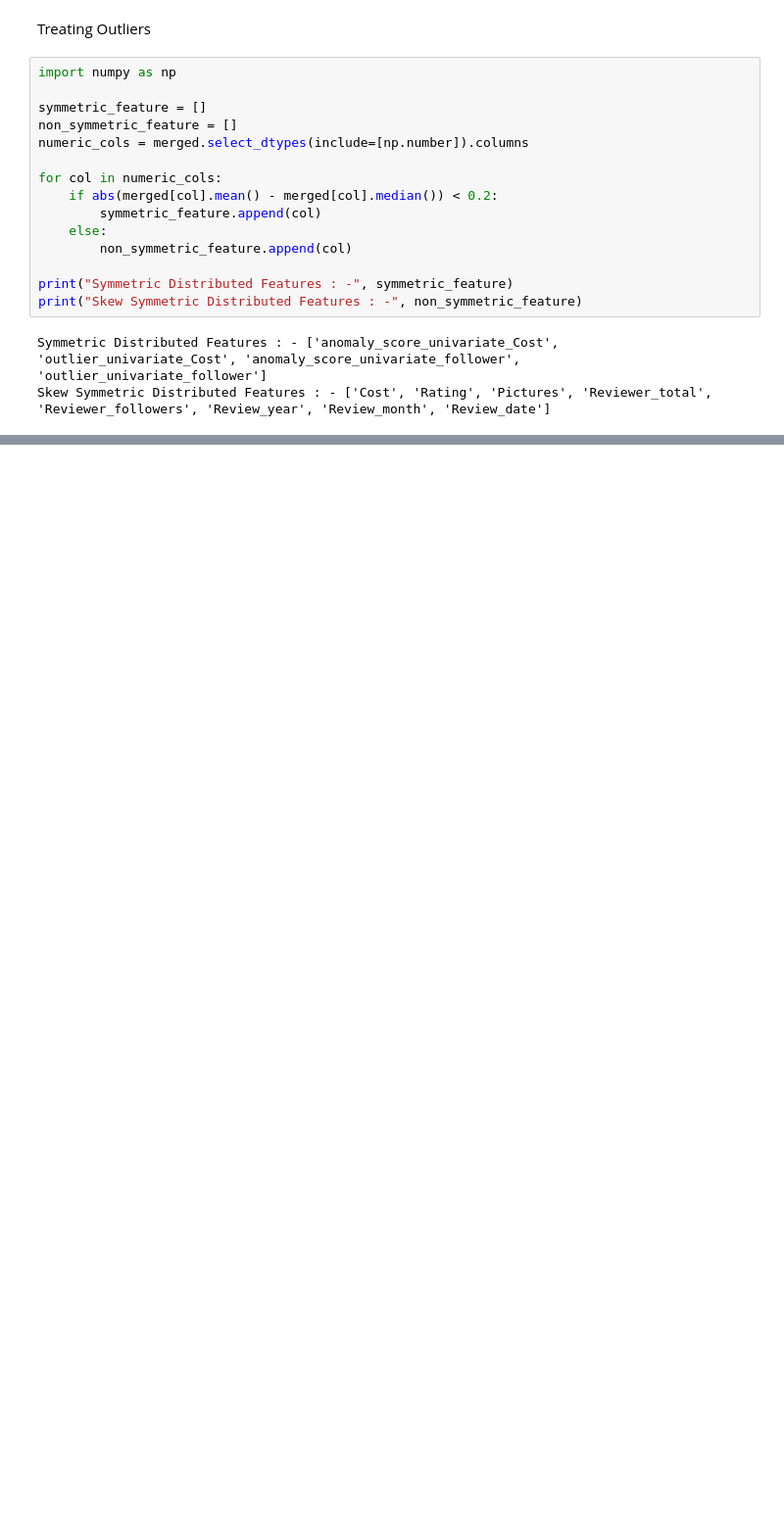
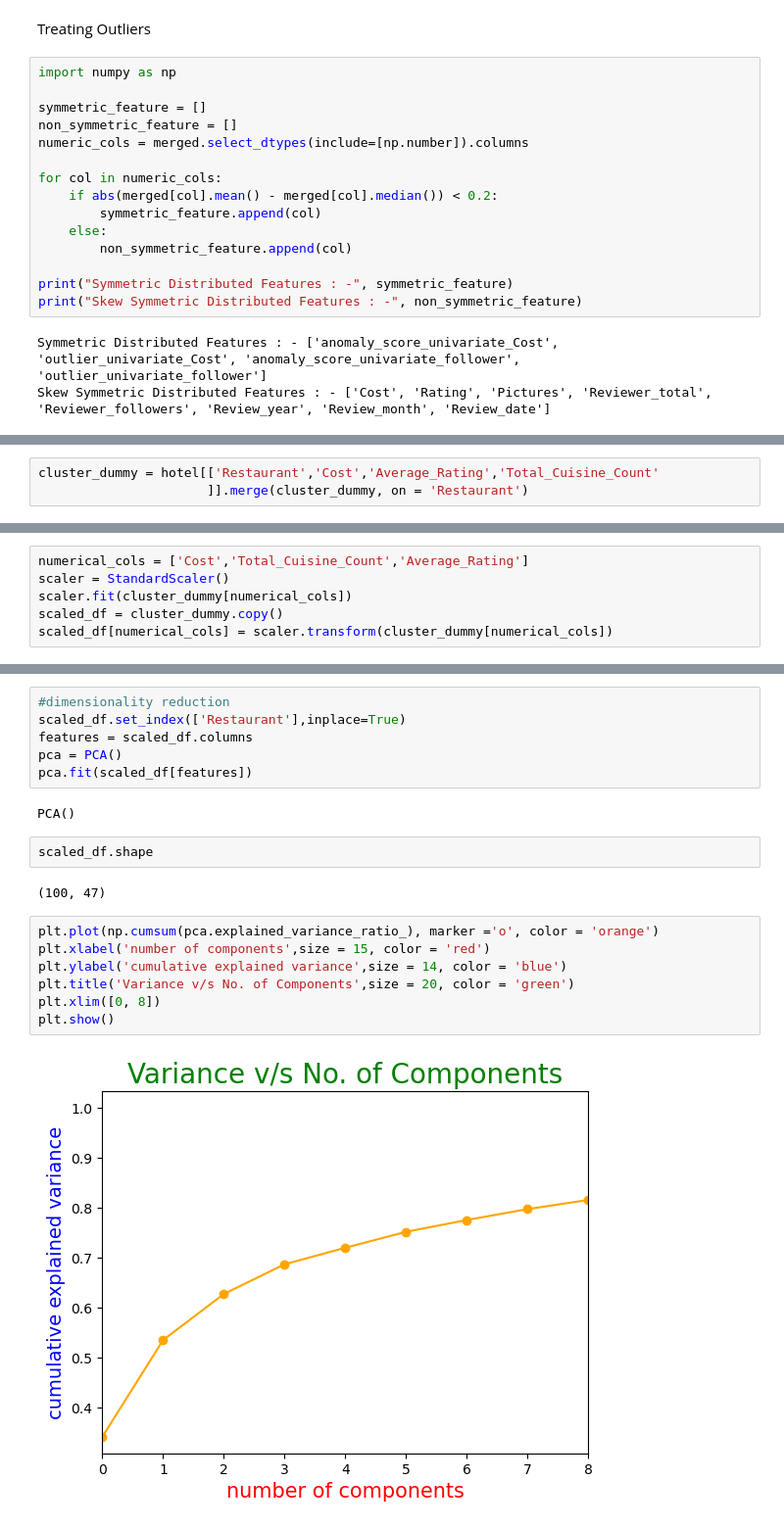
Before and after one commit to vip03pandey/ZomatoClustering, a Jupyter notebook: model.ipynb, the cells around one changed output, grey strips where cells are left out. Shown at 98% size. Drawn from its saved outputs; the diff is of its cells as text; blank space fills up the shorter version.

```diff
--- a/model.ipynb
+++ b/model.ipynb
@@ -1162,0 +1204,3 @@ Skew Symmetric Distributed Features : - ['Cost', 'Rating', 'Pictures', 'Reviewer
+# %%
+cluster_dummy = hotel[['Restaurant','Cost','Average_Rating','Total_Cuisine_Count'
+                      ]].merge(cluster_dummy, on = 'Restaurant')
@@ -1162,0 +1515,6 @@ Skew Symmetric Distributed Features : - ['Cost', 'Rating', 'Pictures', 'Reviewer
+# %%
+numerical_cols = ['Cost','Total_Cuisine_Count','Average_Rating']
+scaler = StandardScaler()
+scaler.fit(cluster_dummy[numerical_cols])
+scaled_df = cluster_dummy.copy()
+scaled_df[numerical_cols] = scaler.transform(cluster_dummy[numerical_cols])
@@ -1162,0 +1537,21 @@ Skew Symmetric Distributed Features : - ['Cost', 'Rating', 'Pictures', 'Reviewer
+# %%
+#dimensionality reduction
+scaled_df.set_index(['Restaurant'],inplace=True)
+features = scaled_df.columns
+pca = PCA()
+pca.fit(scaled_df[features])
+# %% [output]
+PCA()
+# %%
+scaled_df.shape
+# %% [output]
+(100, 47)
+# %%
+plt.plot(np.cumsum(pca.explained_variance_ratio_), marker ='o', color = 'orange')
+plt.xlabel('number of components',size = 15, color = 'red')
+plt.ylabel('cumulative explained variance',size = 14, color = 'blue')
+plt.title('Variance v/s No. of Components',size = 20, color = 'green')
+plt.xlim([0, 8])
+plt.show()
+# %% [output]
+[figure, added]
```
Also changed, not shown: parts of 71 cells of this notebook.
